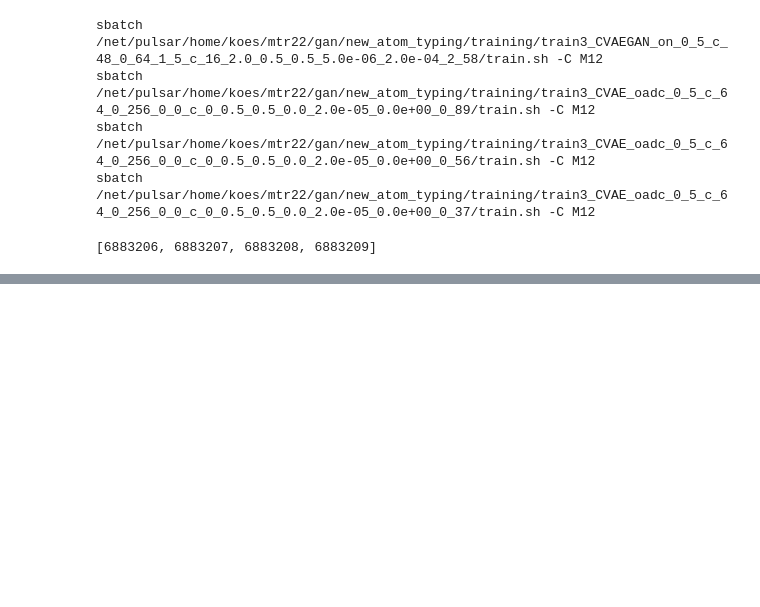
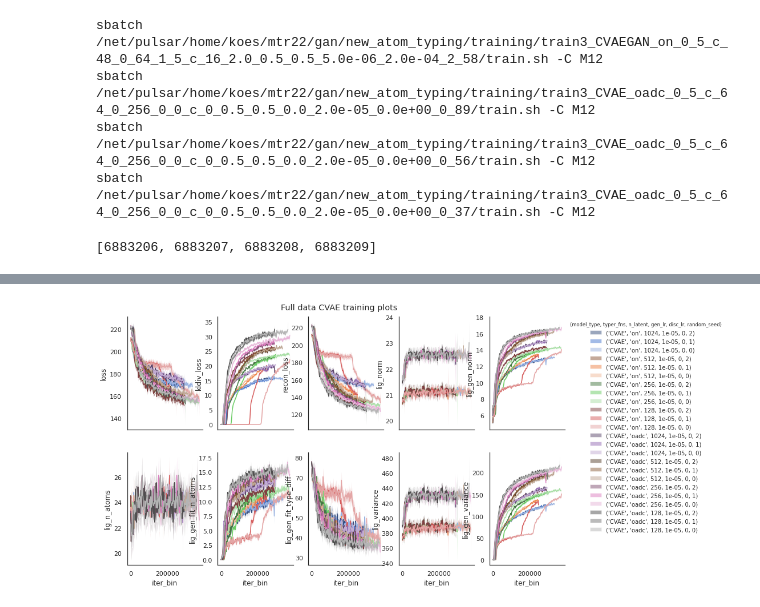
Before and after one commit to mattragoza/ipython-notebooks, a Jupyter notebook: new_atom_typing.ipynb, the cells around one changed output, grey strips where cells are left out. Cells and saved outputs as stored; diff of their text form; code cells hidden in the pictures; blank space fills up the shorter version.

```diff
--- a/new_atom_typing.ipynb
+++ b/new_atom_typing.ipynb
@@ -1029,34 +1099,37 @@ def my_plot(data, x, y, hue, ax, **kwargs):
     ax.set_xlabel(x)
     ax.set_ylabel(y)
 
-iter_bin_size = 100
+iter_bin_size = 2500
 train_metrics['iter_bin'] = (train_metrics['iteration'] // iter_bin_size) * iter_bin_size
 
 #train_metrics.reset_index(inplace=True)
 plot_df = train_metrics
+
+if set(plot_df['model_type']) == {'CVAE'}:
+    plot_df['gan_loss'] = np.nan
 plot_df['log_abs_gan_loss'] = np.log10(plot_df['gan_loss'].abs())
 
 train_y = [
     'loss',
     'kldiv_loss',
     'recon_loss',
-    'gan_loss',
+    #'gan_loss',
 
     'lig_norm',
     'lig_gen_norm',
-    'gen_grad_norm',
-    'disc_grad_norm',
+    #'gen_grad_norm',
+    #'disc_grad_norm',
 
     'lig_n_atoms',
     'lig_gen_fit_n_atoms',
     'lig_gen_fit_type_diff',
-    'log_abs_gan_loss',
+    #'log_abs_gan_loss',
 
     'lig_variance',
     'lig_gen_variance',
 ]
 train_x = 'iter_bin'
 # %%
-colors = get_palette(n_hues=2, n_shades=4, n_repeat=3)
+colors = get_palette(n_hues=8, n_shades=3)
 sns.set_palette(colors)
 colors
@@ -1064,20 +1155,21 @@ colors
 %%time
 
 # everthing but random_seed
-hue = ['group_name', 'model_type', 'typer_fns', 'n_latent', 'gen_lr', 'disc_lr', 'random_seed']
+hue = ['model_type', 'typer_fns', 'n_latent', 'gen_lr', 'disc_lr', 'random_seed']
 
 fig = param_search.plot(
     plot_df[
         (plot_df['group_name'] == '2') &
-        #(plot_df['data_phase'] == 'test') &
-        #(plot_df['loss'].abs() < 1e3) &
+        (plot_df['model_type'] == 'CVAE') &
+        (plot_df['data_phase'] == 'test') &
+        (plot_df['recon_loss'] < 250) &
         True
-    ].sort_values(hue),
+    ].sort_values(hue, ascending=False),
     x='iter_bin',
     y=train_y,
     hue=hue,
-    n_cols=4,
-    width=3,
+    n_cols=5,
+    width=2.75,
     height=4,
     plot_func=my_plot,
     plot_kws=dict(),
@@ -1091,5 +1183,6 @@ fig = param_search.plot(
     legend_col=-1,
     tight=False,
 )
-fig.suptitle('Full data CVAE training plots', y=0.91)
-fig.savefig('plots/train2_bad_training_plots.png')
+fig.suptitle('Full data CVAE training plots', y=0.92)
+fig.savefig('plots/train2_CVAE_training_plots.png')
+# %% [output]
@@ -1096,3 +1191,4 @@ fig.savefig('plots/train2_bad_training_plots.png')
+[figure, added]
 # %%
 colors = get_palette(n_hues=4, n_shades=3, n_repeat=3, hues=['Blues_r', 'Oranges_r', 'Greens_r', 'pink_r'])
 print(len(colors))
```
Also changed, not shown: parts of 11 cells of this notebook.
